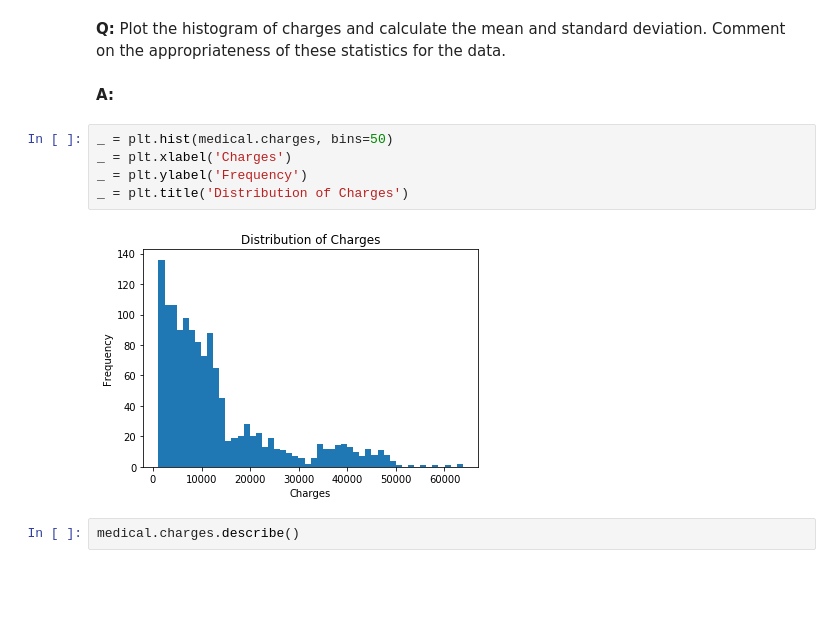
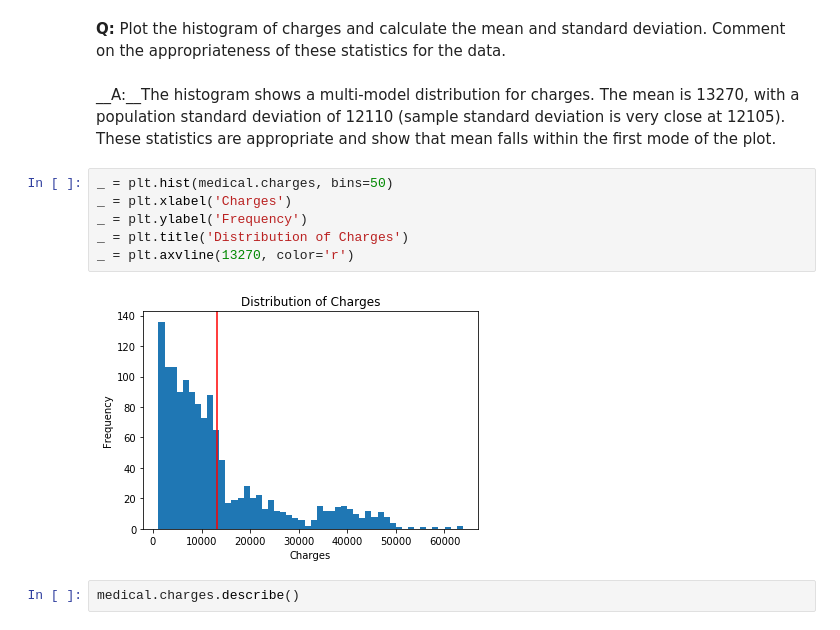
Before and after one commit to ssatti0/Springboard_work, a Jupyter notebook: Mini_projects/Inferential Statistics/inferential_statistics_1b-Q6.25.ipynb, the cells around one changed output. Drawn from its saved outputs; the diff is of its cells as text; blank space fills up the shorter version.

```diff
--- a/Mini_projects/Inferential Statistics/inferential_statistics_1b-Q6.25.ipynb
+++ b/Mini_projects/Inferential Statistics/inferential_statistics_1b-Q6.25.ipynb
@@ -58,15 +58,16 @@ medical.head()
 | 4 | 32 | 1 | 28.880 | 0 | 0 | 1 | 3866.85520 | 1 |
 # %% [markdown]
 __Q:__ Plot the histogram of charges and calculate the mean and standard deviation. Comment on the appropriateness of these statistics for the data.
-# %% [markdown]
-__A:__
+# %% [markdown]
+__A:__The histogram shows a multi-model distribution for charges. The mean is 13270, with a population standard deviation of 12110 (sample standard deviation is very close at 12105). These statistics are appropriate and show that mean falls within the first mode of the plot.
 # %%
 _ = plt.hist(medical.charges, bins=50)
 _ = plt.xlabel('Charges')
 _ = plt.ylabel('Frequency')
 _ = plt.title('Distribution of Charges')
+_ = plt.axvline(13270, color='r')
 # %% [output]
-[figure, old version]
+[figure, new version]
 # %%
 medical.charges.describe()
 # %% [output]
```
Also changed, not shown: parts of 33 cells of this notebook.
